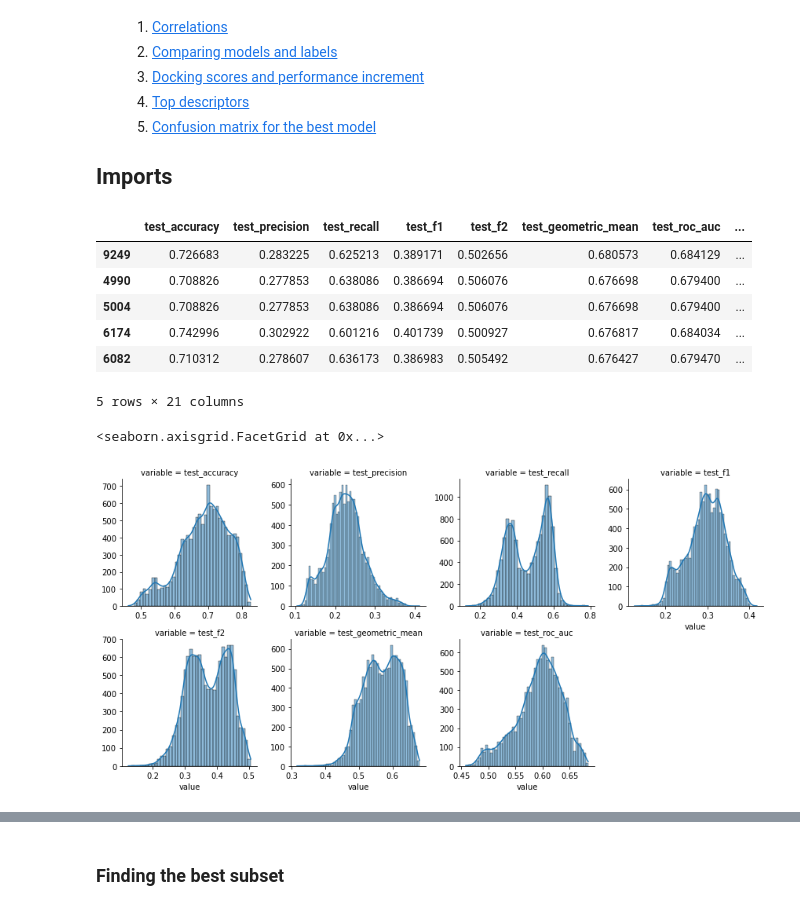
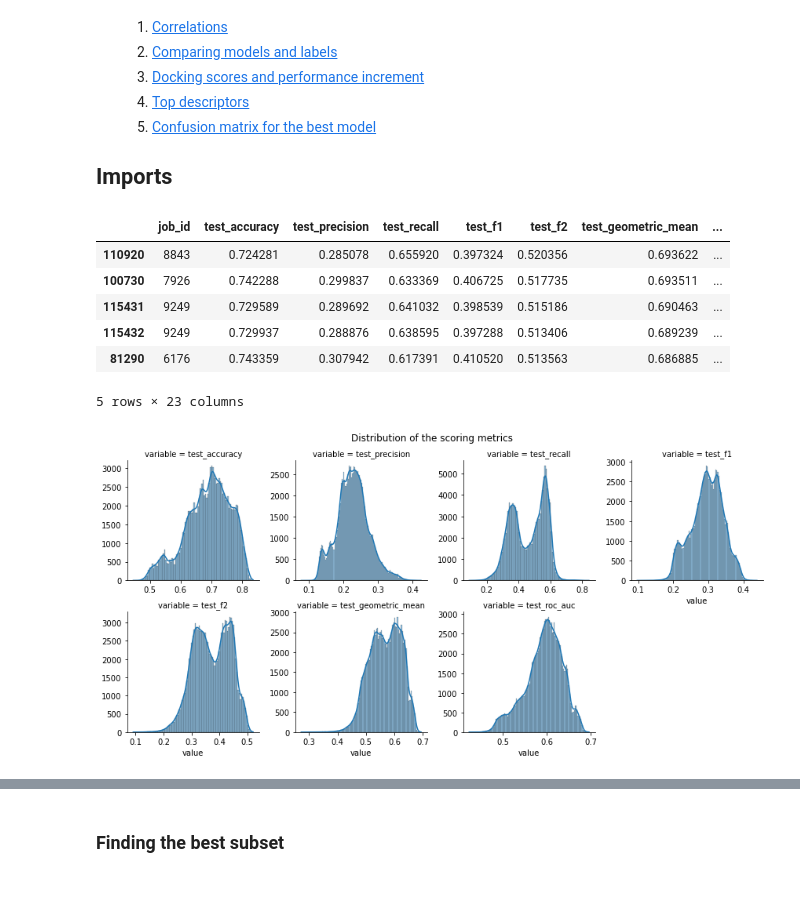
Before and after one commit to caiocrocha/SarsCov2Classifier, a Jupyter notebook: ML_results.ipynb, the cells around one changed output, grey strips where cells are left out. Cells and saved outputs as stored; diff of their text form; code cells hidden in the pictures.

```diff
--- a/ML_results.ipynb
+++ b/ML_results.ipynb
@@ -70,12 +70,6 @@ if local:
 else:
     # Cluster results
     scores_data = pd.read_csv('scores_data_cluster.csv.gz', compression='gzip')
-    # Groupby "job_id" and get mean of random states (https://stackoverflow.com/a/65028508/13131079)
-    d = {True: 'mean', False: 'first'}
-    agg_map = {col: d[pd.api.types.is_numeric_dtype(i)] for col, i in zip(
-        scores_data.columns, scores_data.dtypes)}
-    scores_data = scores_data.groupby('job_id').agg(agg_map).drop(
-        ['job_id','random_state'], axis=1).reset_index(drop=True)
 
 columns = scores_data.columns
 selected = ['test_f2', 'test_geometric_mean', 'test_roc_auc']
@@ -86,21 +80,23 @@ scores_data['test_mean'] = scores_data[selected].mean(axis=1)
 scores_data.sort_values('test_mean', ascending=False, inplace=True)
 scores_data.head()
 # %% [output]
-|  | test_accuracy | test_precision | test_recall | test_f1 | test_f2 | test_geometric_mean | test_roc_auc | ... |
-| 9249 | 0.726683 | 0.283225 | 0.625213 | 0.389171 | 0.502656 | 0.680573 | 0.684129 | ... |
-| 4990 | 0.708826 | 0.277853 | 0.638086 | 0.386694 | 0.506076 | 0.676698 | 0.679400 | ... |
-| 5004 | 0.708826 | 0.277853 | 0.638086 | 0.386694 | 0.506076 | 0.676698 | 0.679400 | ... |
-| 6174 | 0.742996 | 0.302922 | 0.601216 | 0.401739 | 0.500927 | 0.676817 | 0.684034 | ... |
-| 6082 | 0.710312 | 0.278607 | 0.636173 | 0.386983 | 0.505492 | 0.676427 | 0.679470 | ... |
+|  | job_id | test_accuracy | test_precision | test_recall | test_f1 | test_f2 | test_geometric_mean | ... |
+| 110920 | 8843 | 0.724281 | 0.285078 | 0.655920 | 0.397324 | 0.520356 | 0.693622 | ... |
+| 100730 | 7926 | 0.742288 | 0.299837 | 0.633369 | 0.406725 | 0.517735 | 0.693511 | ... |
+| 115431 | 9249 | 0.729589 | 0.289692 | 0.641032 | 0.398539 | 0.515186 | 0.690463 | ... |
+| 115432 | 9249 | 0.729937 | 0.288876 | 0.638595 | 0.397288 | 0.513406 | 0.689239 | ... |
+| 81290 | 6176 | 0.743359 | 0.307942 | 0.617391 | 0.410520 | 0.513563 | 0.686885 | ... |
-5 rows × 21 columns
+5 rows × 23 columns
 # %%
 tmp = pd.melt(scores_data, value_vars=test_metrics)
 g = sns.FacetGrid(data=tmp, col='variable', col_wrap=4, sharex=False, sharey=False)
 del tmp
 g.map(sns.histplot, 'value', kde=True)
+plt.subplots_adjust(top=0.9)
+g.fig.suptitle('Distribution of the scoring metrics')
+plt.show()
 # %% [output]
-<seaborn.axisgrid.FacetGrid at 0x...>
-[figure, old version]
+[figure, new version]
 # %%
 top = pd.melt(scores_data.groupby(['activity_label', 'model']).head(1), id_vars=['activity_label','model',*trainset], value_vars=[*test_metrics,'test_mean'])
 sns.catplot(kind='point', data=top.sort_values('value', ascending=False), x='variable', y='value', hue='model', row='activity_label', aspect=2, order=[*test_metrics,'test_mean'])
```
Also changed, not shown: parts of 16 cells of this notebook, 4 other files.
